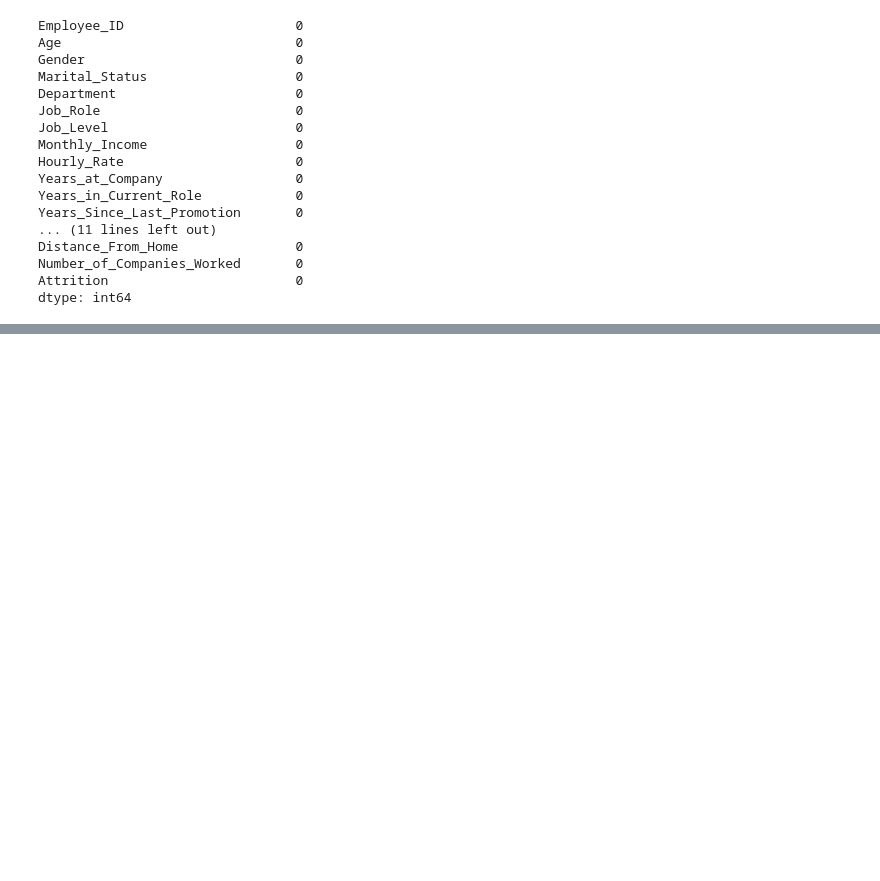
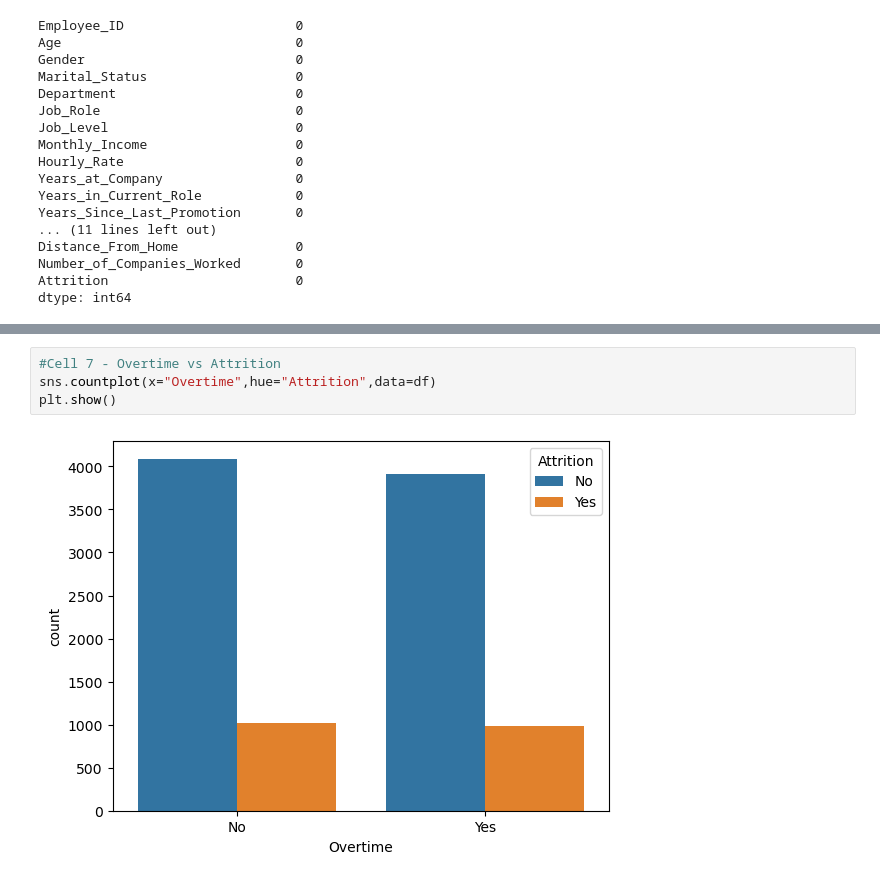
Before and after one commit to suranjanamajumdar05-glitch/Employee-Attrition-Prediction, a Jupyter notebook: Employee Attrition Code.ipynb, the cells around one changed output, grey strips where cells are left out. Saved outputs shown, nothing was run; the diff lists cells and outputs as text; blank space fills up the shorter version.

```diff
--- a/Employee Attrition Code.ipynb
+++ b/Employee Attrition Code.ipynb
@@ -79,0 +96,6 @@ dtype: int64
+# %%
+#Cell 7 - Overtime vs Attrition
+sns.countplot(x="Overtime",hue="Attrition",data=df)
+plt.show()
+# %% [output]
+[figure, added]
```
Also changed, not shown: parts of 7 cells of this notebook.
